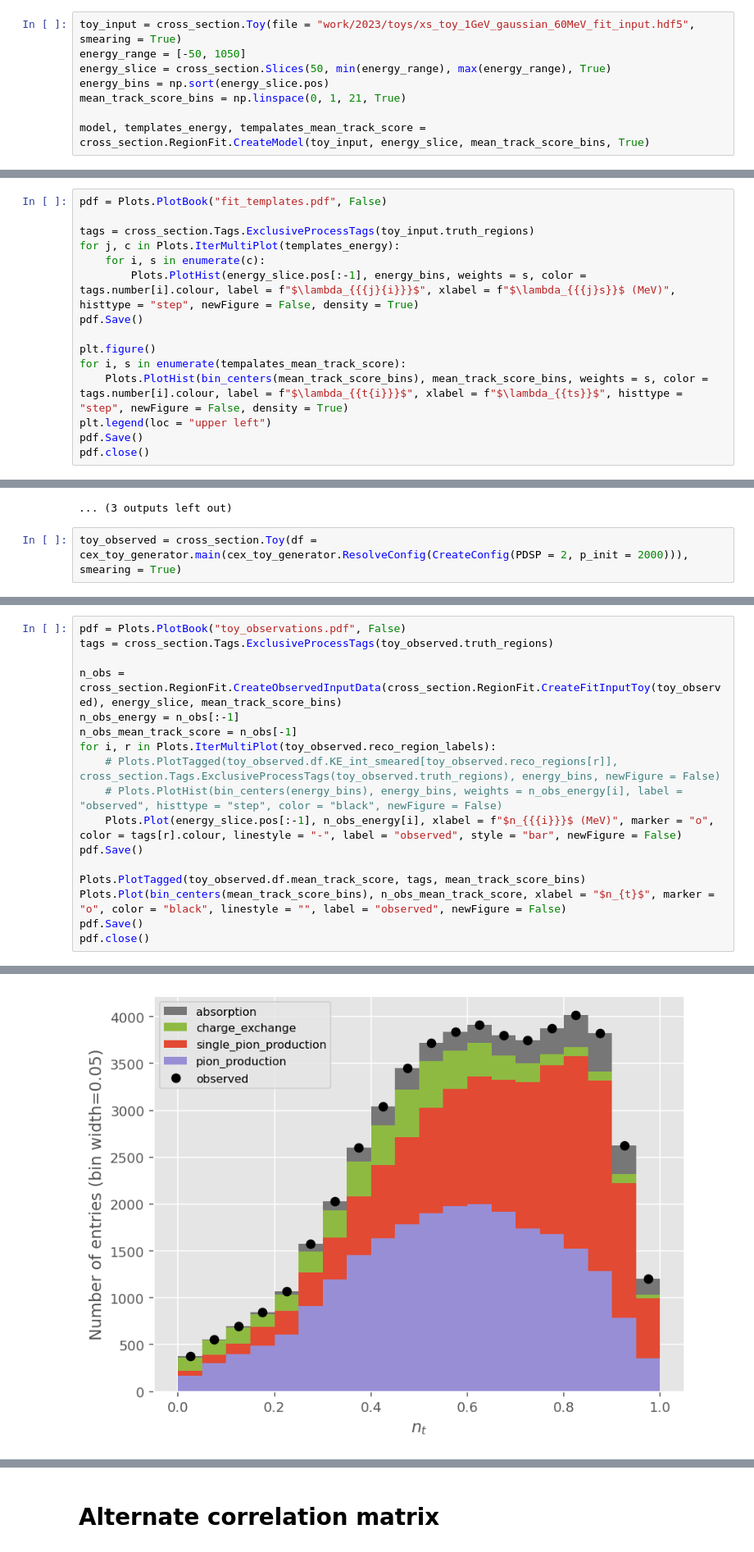
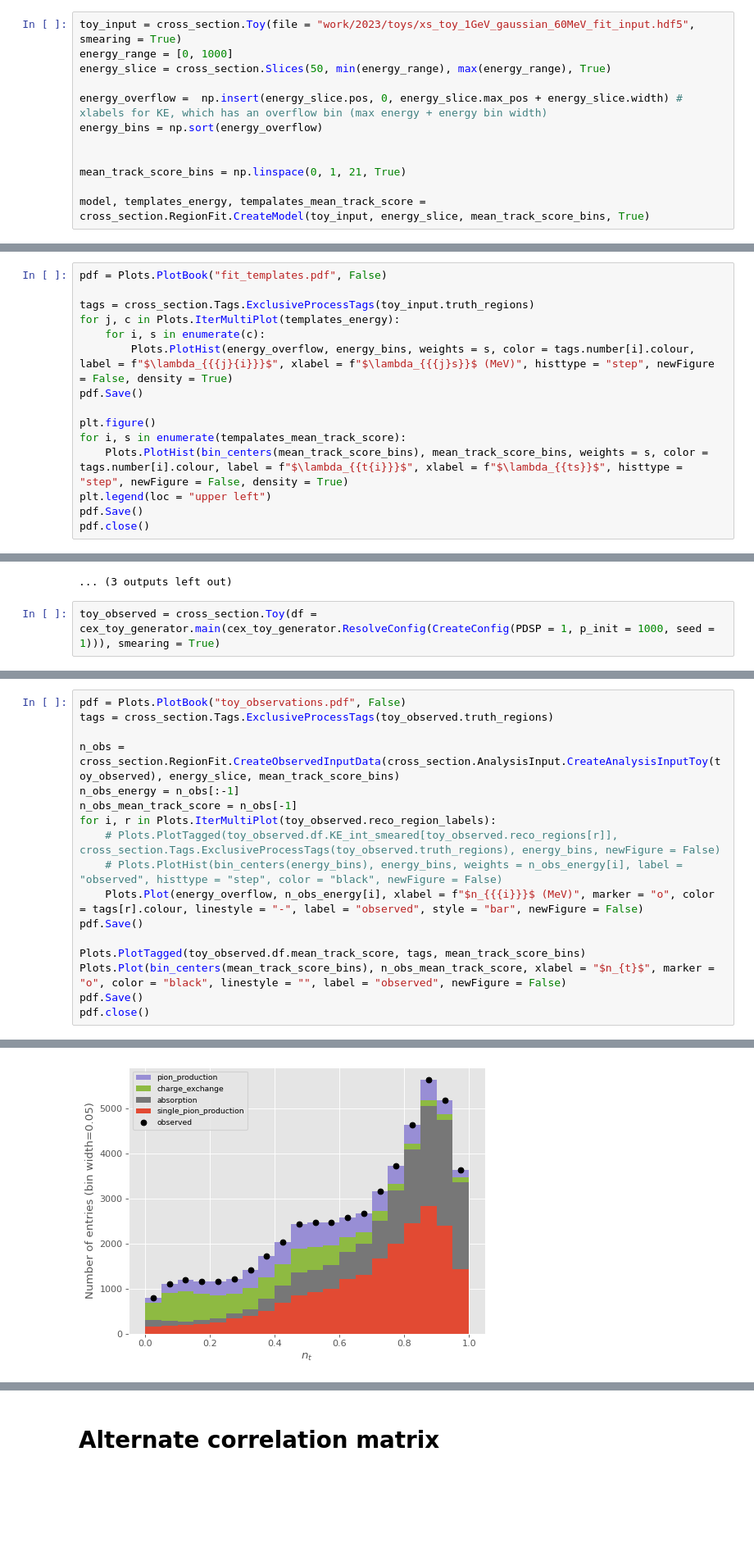
Before and after one commit to dlindebaum/pion-argon-xs-analysis, a Jupyter notebook: analysis/notebooks/cex_region_fit.ipynb, the cells around one changed output, grey strips where cells are left out. Shown at 82% size. Drawn from its saved outputs; the diff is of its cells as text; blank space fills up the shorter version.

Commit message:
updates to cross section code

```diff
--- a/analysis/notebooks/cex_region_fit.ipynb
+++ b/analysis/notebooks/cex_region_fit.ipynb
@@ -216,9 +214,13 @@ The autoreload extension is already loaded. To reload it, use:
 env: PYTHONPATH=/home/sb16165/Documents/pi0-analysis/analysis
 # %%
 toy_input = cross_section.Toy(file = "work/2023/toys/xs_toy_1GeV_gaussian_60MeV_fit_input.hdf5", smearing = True)
-energy_range = [-50, 1050]
+energy_range = [0, 1000]
 energy_slice = cross_section.Slices(50, min(energy_range), max(energy_range), True)
-energy_bins = np.sort(energy_slice.pos)
+
+energy_overflow =  np.insert(energy_slice.pos, 0, energy_slice.max_pos + energy_slice.width) # xlabels for KE, which has an overflow bin (max energy + energy bin width)
+energy_bins = np.sort(energy_overflow)
+
+
 mean_track_score_bins = np.linspace(0, 1, 21, True)
 
 model, templates_energy, tempalates_mean_track_score = cross_section.RegionFit.CreateModel(toy_input, energy_slice, mean_track_score_bins, True)
@@ -238,7 +240,7 @@ pdf = Plots.PlotBook("fit_templates.pdf", False)
 tags = cross_section.Tags.ExclusiveProcessTags(toy_input.truth_regions)
 for j, c in Plots.IterMultiPlot(templates_energy):
     for i, s in enumerate(c):
-        Plots.PlotHist(energy_slice.pos[:-1], energy_bins, weights = s, color = tags.number[i].colour, label = f"$\lambda_{{{j}{i}}}$", xlabel = f"$\lambda_{{{j}s}}$ (MeV)", histtype = "step", newFigure = False, density = True)
+        Plots.PlotHist(energy_overflow, energy_bins, weights = s, color = tags.number[i].colour, label = f"$\lambda_{{{j}{i}}}$", xlabel = f"$\lambda_{{{j}s}}$ (MeV)", histtype = "step", newFigure = False, density = True)
 pdf.Save()
 
 plt.figure()
@@ -376,5 +378,5 @@ $\mu_3$ & -1.913696 & 0.676045 & -28.165341 & 0.000000 \\
 [figure]
 ... (3 outputs left out)
 # %%
-toy_observed = cross_section.Toy(df = cex_toy_generator.main(cex_toy_generator.ResolveConfig(CreateConfig(PDSP = 2, p_init = 2000))), smearing = True)
+toy_observed = cross_section.Toy(df = cex_toy_generator.main(cex_toy_generator.ResolveConfig(CreateConfig(PDSP = 1, p_init = 1000, seed = 1))), smearing = True)
 # %% [output]
@@ -388,13 +390,13 @@ toy_observed = cross_section.Toy(df = cex_toy_generator.main(cex_toy_generator.R
 pdf = Plots.PlotBook("toy_observations.pdf", False)
 tags = cross_section.Tags.ExclusiveProcessTags(toy_observed.truth_regions)
 
-n_obs = cross_section.RegionFit.CreateObservedInputData(cross_section.RegionFit.CreateFitInputToy(toy_observed), energy_slice, mean_track_score_bins)
+n_obs = cross_section.RegionFit.CreateObservedInputData(cross_section.AnalysisInput.CreateAnalysisInputToy(toy_observed), energy_slice, mean_track_score_bins)
 n_obs_energy = n_obs[:-1]
 n_obs_mean_track_score = n_obs[-1]
 for i, r in Plots.IterMultiPlot(toy_observed.reco_region_labels):
     # Plots.PlotTagged(toy_observed.df.KE_int_smeared[toy_observed.reco_regions[r]], cross_section.Tags.ExclusiveProcessTags(toy_observed.truth_regions), energy_bins, newFigure = False)
     # Plots.PlotHist(bin_centers(energy_bins), energy_bins, weights = n_obs_energy[i], label = "observed", histtype = "step", color = "black", newFigure = False)
-    Plots.Plot(energy_slice.pos[:-1], n_obs_energy[i], xlabel = f"$n_{{{i}}}$ (MeV)", marker = "o", color = tags[r].colour, linestyle = "-", label = "observed", style = "bar", newFigure = False)
+    Plots.Plot(energy_overflow, n_obs_energy[i], xlabel = f"$n_{{{i}}}$ (MeV)", marker = "o", color = tags[r].colour, linestyle = "-", label = "observed", style = "bar", newFigure = False)
 pdf.Save()
 
 Plots.PlotTagged(toy_observed.df.mean_track_score, tags, mean_track_score_bins)
@@ -406,2 +408,2 @@ pdf.close()
-[figure, old version]
+[figure, new version]
 # %%
```
Also changed, not shown: parts of 25 cells of this notebook.
